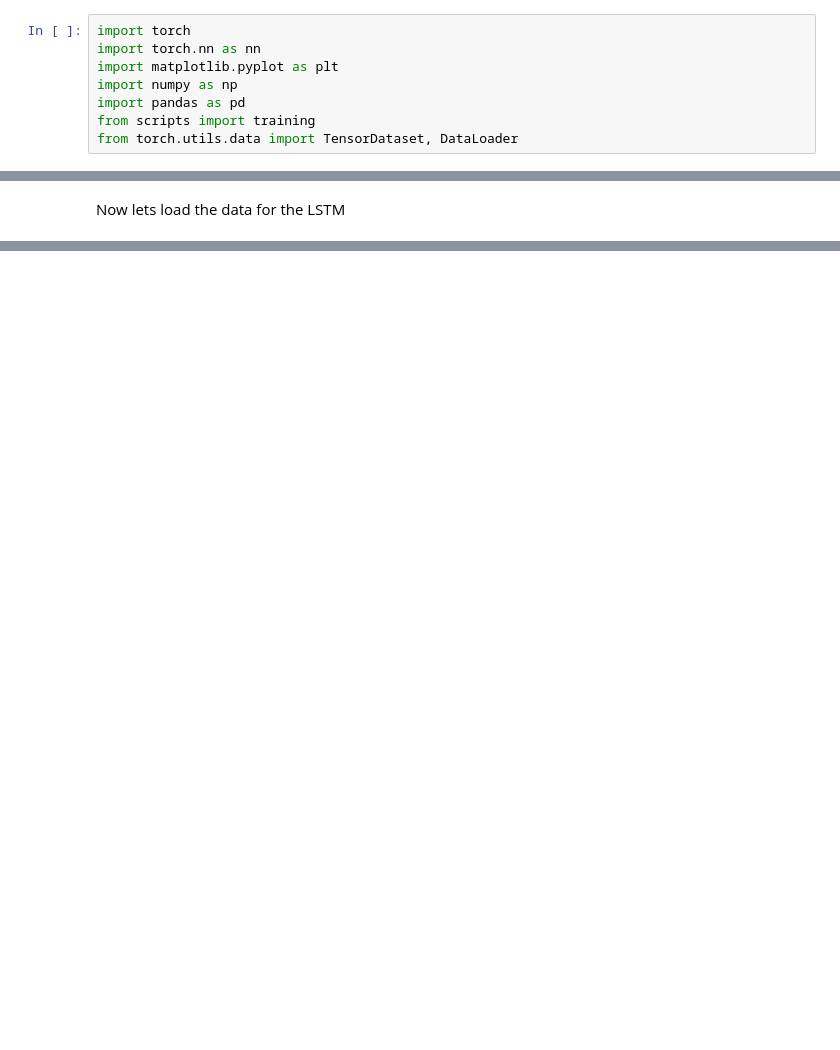
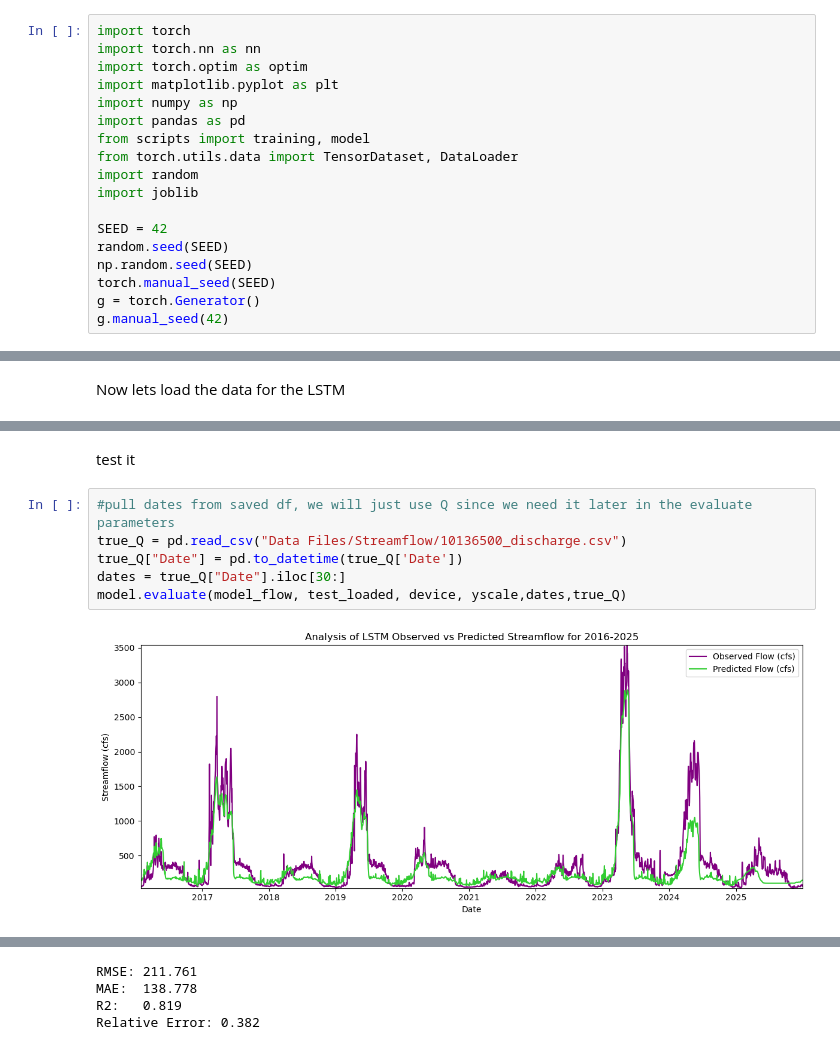
Before and after one commit to eburgon2/Homework3, a Jupyter notebook: LSTM.ipynb, the cells around one changed output, grey strips where cells are left out. Saved outputs shown, nothing was run; the diff lists cells and outputs as text; blank space fills up the shorter version.

```diff
--- a/LSTM.ipynb
+++ b/LSTM.ipynb
@@ -1,8 +1,18 @@
 # %%
 import torch
 import torch.nn as nn
+import torch.optim as optim
 import matplotlib.pyplot as plt
 import numpy as np
 import pandas as pd
-from scripts import training
+from scripts import training, model
 from torch.utils.data import TensorDataset, DataLoader
+import random
+import joblib
+
+SEED = 42
+random.seed(SEED)
+np.random.seed(SEED)
+torch.manual_seed(SEED)
+g = torch.Generator()
+g.manual_seed(42)
@@ -137,0 +162,10 @@ val_loaded = DataLoader(
+# %% [markdown]
+test it
+# %%
+#pull dates from saved df, we will just use Q since we need it later in the evaluate parameters
+true_Q = pd.read_csv("Data Files/Streamflow/10136500_discharge.csv")
+true_Q["Date"] = pd.to_datetime(true_Q['Date'])
+dates = true_Q["Date"].iloc[30:]
+model.evaluate(model_flow, test_loaded, device, yscale,dates,true_Q)
+# %% [output]
+[figure, added]
@@ -137,0 +173,4 @@ val_loaded = DataLoader(
+RMSE: 211.761
+MAE:  138.778
+R2:   0.819
+Relative Error: 0.382
```
Also changed, not shown: parts of 21 cells of this notebook, 29 other files.
